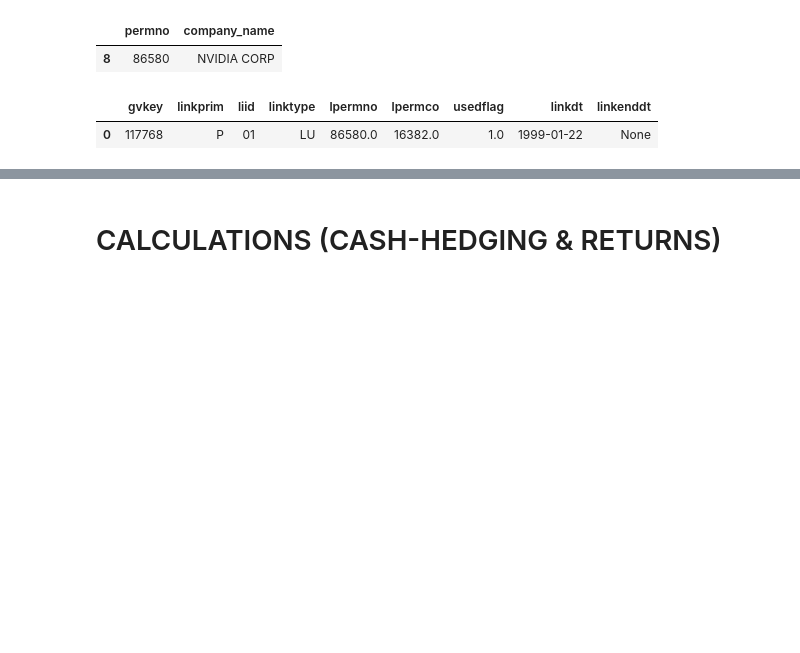
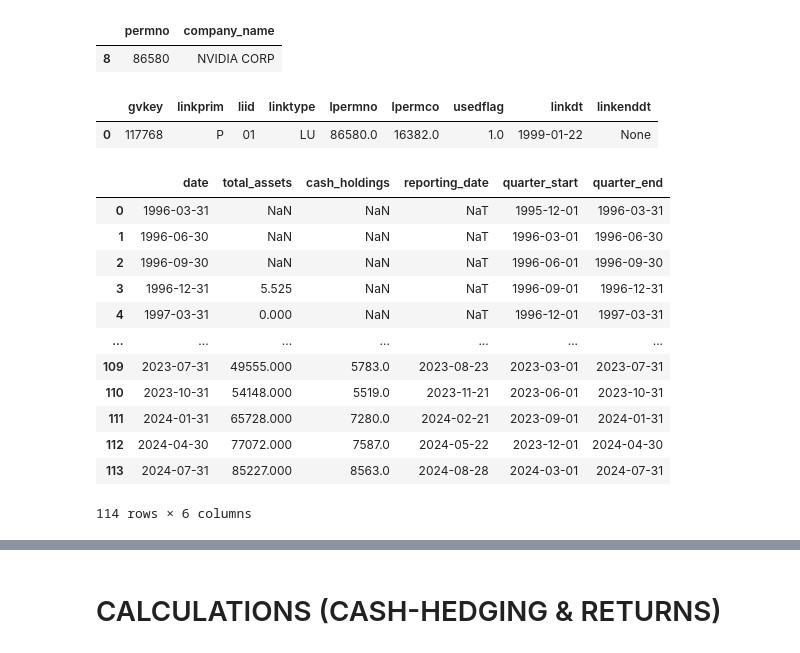
Before and after one commit to veervohra03/CashHedged, a Jupyter notebook: cashHedgedV2.ipynb, the cells around one changed output, grey strips where cells are left out. Saved outputs shown, nothing was run; the diff lists cells and outputs as text; code cells hidden in the pictures; blank space fills up the shorter version.

```diff
--- a/cashHedgedV2.ipynb
+++ b/cashHedgedV2.ipynb
@@ -71,50 +76,36 @@ WHERE lpermno = 86580;
 # %%
-nvidia = conn.raw_sql('''
-WITH comp_data AS (
-    SELECT
-        f.gvkey,
-        f.datadate AS date,
-        f.atq AS total_assets,  -- Total Assets
-        f.chq AS cash_holdings,  -- Cash and Short-Term Investments
-        f.rdq AS reporting_date -- Date of which information was reported
-    FROM
-        comp.fundq f
-    WHERE
-        gvkey = '117768'
-        AND f.datadate >= '1990-01-01'  -- Ensure data is after the link start date
-),
-crsp_data AS (
-    SELECT
-        permno,
-        date,
-        ret AS stock_return,  -- Stock returns from CRSP
-        prc AS stock_price,
-        prc * shrout AS market_cap  -- Market cap
-    FROM
-        crsp.msf
-    WHERE
-        permno = 86580  -- Use the correct permno for gvkey 003243
-)
+nvidia_comp_data = conn.raw_sql(f'''
 SELECT
-    c.gvkey,
-    cr.permno,
-    c.date, -- Date of each quarter (this is when the information was real)
-    c.reporting_date, -- Reporting date (this is when information became known to us)
-    cr.stock_price,
-    c.cash_holdings,
-    c.total_assets
+    f.datadate AS date,
+    f.atq AS total_assets,  -- Total Assets
+    f.chq AS cash_holdings,  -- Cash and Short-Term Investments
+    f.rdq AS reporting_date -- Date of which information was reported
 FROM
-    comp_data c
-JOIN
-    crsp_data cr ON c.date = cr.date
-ORDER BY
-    c.gvkey, c.date;
-
+    comp.fundq f
+WHERE
+    gvkey = '{nvidia_gvkey}'
+    AND f.datadate >= '1990-01-01'  -- Ensure data is after the link start date
 ''')
 
-nvidia['date'] = pd.to_datetime(nvidia['date'])
-nvidia['reporting_date'] = pd.to_datetime(nvidia['reporting_date'])
-nvidia['quarter_start'] = nvidia['date'] - pd.offsets.QuarterBegin(n=2)
-nvidia['quarter_end'] = nvidia['date']
+nvidia_comp_data['date'] = pd.to_datetime(nvidia_comp_data['date'])
+nvidia_comp_data['reporting_date'] = pd.to_datetime(nvidia_comp_data['reporting_date'])
+nvidia_comp_data['quarter_start'] = nvidia_comp_data['date'] - pd.offsets.QuarterBegin(n=2)
+nvidia_comp_data['quarter_end'] = nvidia_comp_data['date']
+
+nvidia_comp_data
 
 # nvidia['date'] = nvidia['reporting_date'] # backtest logic
+# %% [output]
+|  | date | total_assets | cash_holdings | reporting_date | quarter_start | quarter_end |
+| 0 | 1996-03-31 | NaN | NaN | NaT | 1995-12-01 | 1996-03-31 |
+| 1 | 1996-06-30 | NaN | NaN | NaT | 1996-03-01 | 1996-06-30 |
+| 2 | 1996-09-30 | NaN | NaN | NaT | 1996-06-01 | 1996-09-30 |
+| 3 | 1996-12-31 | 5.525 | NaN | NaT | 1996-09-01 | 1996-12-31 |
+| 4 | 1997-03-31 | 0.000 | NaN | NaT | 1996-12-01 | 1997-03-31 |
+| ... | ... | ... | ... | ... | ... | ... |
+| 109 | 2023-07-31 | 49555.000 | 5783.0 | 2023-08-23 | 2023-03-01 | 2023-07-31 |
+| 110 | 2023-10-31 | 54148.000 | 5519.0 | 2023-11-21 | 2023-06-01 | 2023-10-31 |
+| 111 | 2024-01-31 | 65728.000 | 7280.0 | 2024-02-21 | 2023-09-01 | 2024-01-31 |
+| 112 | 2024-04-30 | 77072.000 | 7587.0 | 2024-05-22 | 2023-12-01 | 2024-04-30 |
+| 113 | 2024-07-31 | 85227.000 | 8563.0 | 2024-08-28 | 2024-03-01 | 2024-07-31 |
+114 rows × 6 columns
```
Also changed, not shown: parts of 8 cells of this notebook.
